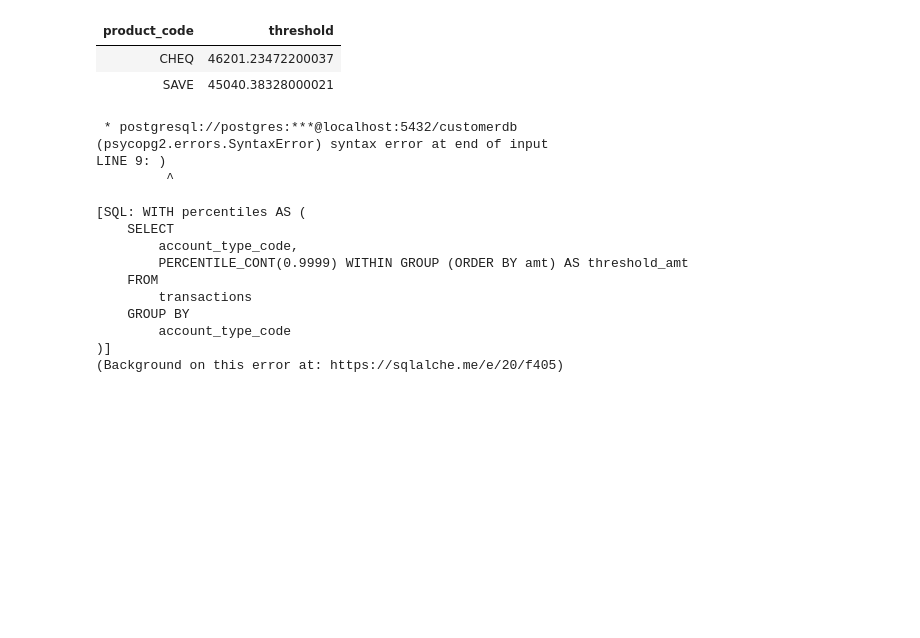
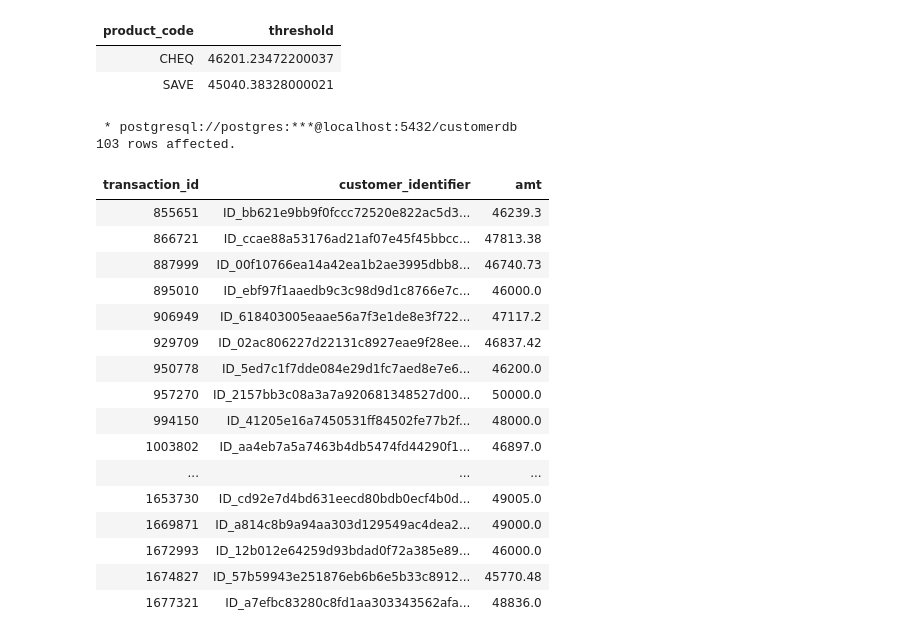
Before and after one commit to kanaka25/ABSA-Data, a Jupyter notebook: Jupyter_Script.ipynb, the cells around one changed output. Saved outputs shown, nothing was run; the diff lists cells and outputs as text; code cells hidden in the pictures; blank space fills up the shorter version.

```diff
--- a/Jupyter_Script.ipynb
+++ b/Jupyter_Script.ipynb
@@ -197,31 +154,33 @@ GROUP BY
 | product_code | threshold |
 | CHEQ | 46201.23472200037 |
 | SAVE | 45040.38328000021 |
-# %%
-%%sql
-
-WITH percentiles AS (
-    SELECT
-        account_type_code,
-        PERCENTILE_CONT(0.9999) WITHIN GROUP (ORDER BY amt) AS threshold_amt
-    FROM
-        transactions
-    GROUP BY
-        account_type_code
-)
-# %% [output]
- * postgresql://postgres:***@localhost:5432/customerdb
-(psycopg2.errors.SyntaxError) syntax error at end of input
-LINE 9: )
-         ^
-
-[SQL: WITH percentiles AS (
-    SELECT
-        account_type_code,
-        PERCENTILE_CONT(0.9999) WITHIN GROUP (ORDER BY amt) AS threshold_amt
-    FROM
-        transactions
-    GROUP BY
-        account_type_code
-)]
-(Background on this error at: https://sqlalche.me/e/20/f405)
+# %%
+%%sql
+
+    SELECT
+       transaction_id, customer_identifier, amt
+    FROM
+        transactions
+    WHERE amt > 45000
+    GROUP BY
+        product_code, transaction_id, customer_identifier, amt
+# %% [output]
+ * postgresql://postgres:***@localhost:5432/customerdb
+103 rows affected.
+| transaction_id | customer_identifier | amt |
+| 855651 | ID_bb621e9bb9f0fccc72520e822ac5d3... | 46239.3 |
+| 866721 | ID_ccae88a53176ad21af07e45f45bbcc... | 47813.38 |
+| 887999 | ID_00f10766ea14a42ea1b2ae3995dbb8... | 46740.73 |
+| 895010 | ID_ebf97f1aaedb9c3c98d9d1c8766e7c... | 46000.0 |
+| 906949 | ID_618403005eaae56a7f3e1de8e3f722... | 47117.2 |
+| 929709 | ID_02ac806227d22131c8927eae9f28ee... | 46837.42 |
+| 950778 | ID_5ed7c1f7dde084e29d1fc7aed8e7e6... | 46200.0 |
+| 957270 | ID_2157bb3c08a3a7a920681348527d00... | 50000.0 |
+| 994150 | ID_41205e16a7450531ff84502fe77b2f... | 48000.0 |
+| 1003802 | ID_aa4eb7a5a7463b4db5474fd44290f1... | 46897.0 |
+| ... | ... | ... |
+| 1653730 | ID_cd92e7d4bd631eecd80bdb0ecf4b0d... | 49005.0 |
+| 1669871 | ID_a814c8b9a94aa303d129549ac4dea2... | 49000.0 |
+| 1672993 | ID_12b012e64259d93bdad0f72a385e89... | 46000.0 |
+| 1674827 | ID_57b59943e251876eb6b6e5b33c8912... | 45770.48 |
+| 1677321 | ID_a7efbc83280c8fd1aa303343562afa... | 48836.0 |
```
Also changed, not shown: parts of 6 cells of this notebook.
